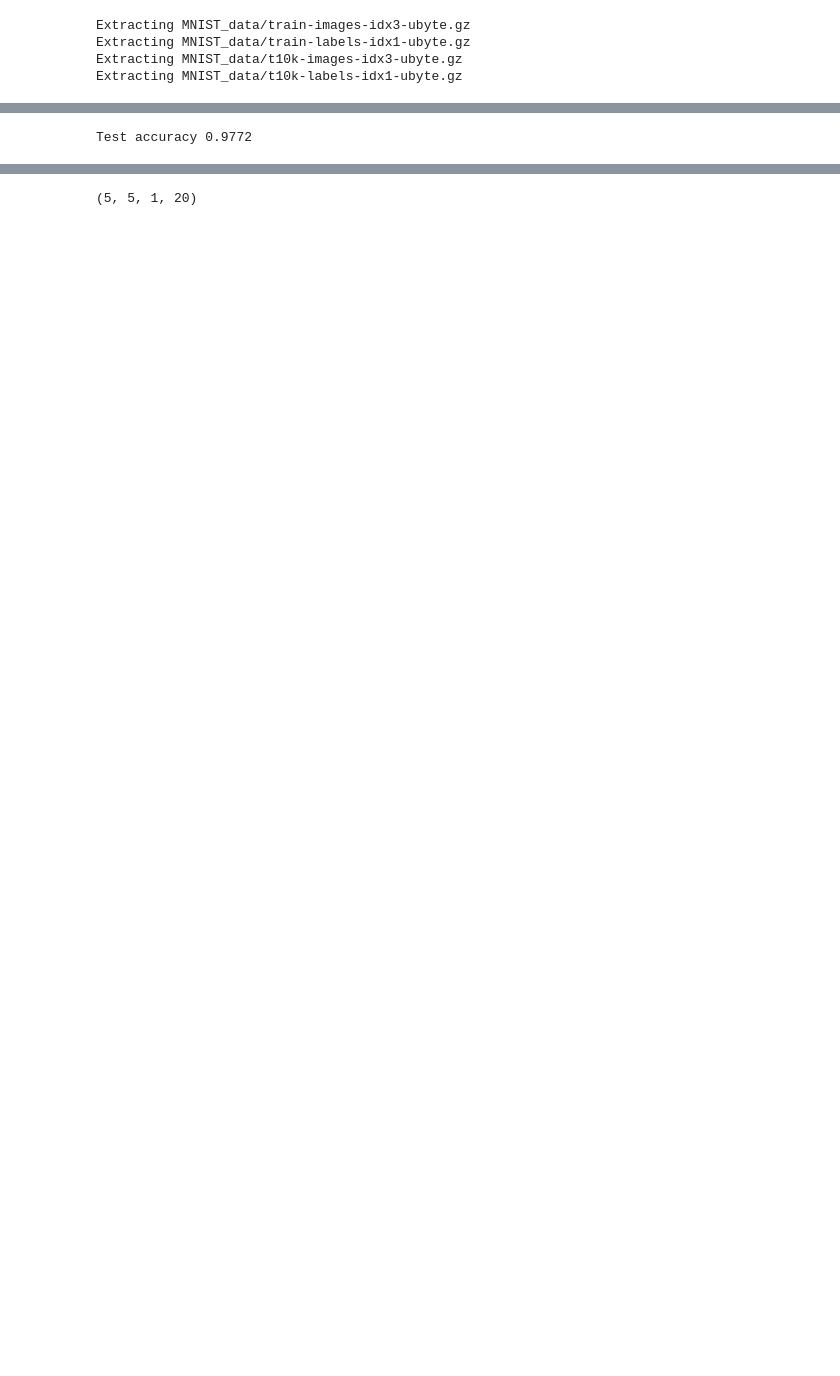
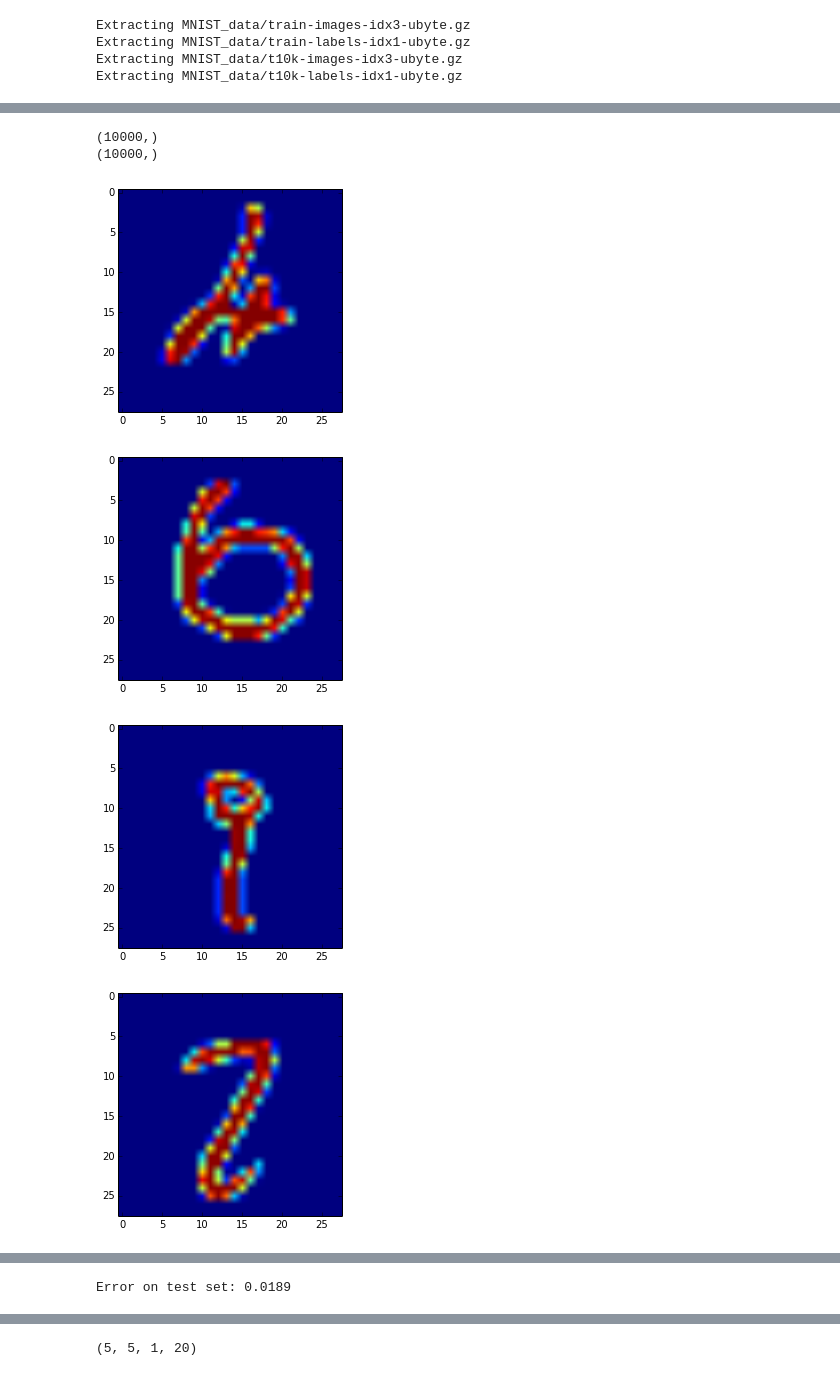
Before and after one commit to sandroormeno/Tensorflow-basic-examples, a Jupyter notebook: CNN.ipynb, the cells around one changed output, grey strips where cells are left out. Cells and saved outputs as stored; diff of their text form; code cells hidden in the pictures; blank space fills up the shorter version.

Commit message:
show errors

```diff
--- a/CNN.ipynb
+++ b/CNN.ipynb
@@ -114,5 +114,24 @@ step 1450, training accuracy 0.00999999
-# %%
-print "Test accuracy %g"%accuracy.eval(feed_dict={
-    x: mnist.test.images, y_: mnist.test.labels, keep_prob: 1.0})
-# %% [output]
-Test accuracy 0.9772
+# %%
+pred = np.argmax(sess.run(y_conv, feed_dict={x: mnist.test.images, y_: mnist.test.labels, keep_prob: 1.0}),axis=1)
+trueLabels = np.argmax(mnist.test.labels,axis=1)
+
+print trueLabels.shape
+print pred.shape
+
+errors = 0.
+
+for i in range(len(trueLabels)):
+    if trueLabels[i] != pred[i]:
+        if i<500:
+            plt.imshow(mnist.test.images[i].reshape((28,28)))
+            plt.show()
+        errors = errors+1
+
+print "Error on test set: "+str(errors/pred.shape[0])
+# %% [output]
+(10000,)
+(10000,)
+[figure, added]
+[figure, added]
+[figure, added]
+[figure, added]
@@ -119,3 +141,4 @@ Test accuracy 0.9772
+Error on test set: 0.0189
 # %%
 plt.plot(trainPerformance, "b")
 plt.plot(np.asarray(testPerformance), "r")
```
Also changed, not shown: parts of 6 cells of this notebook, 2 other files.
